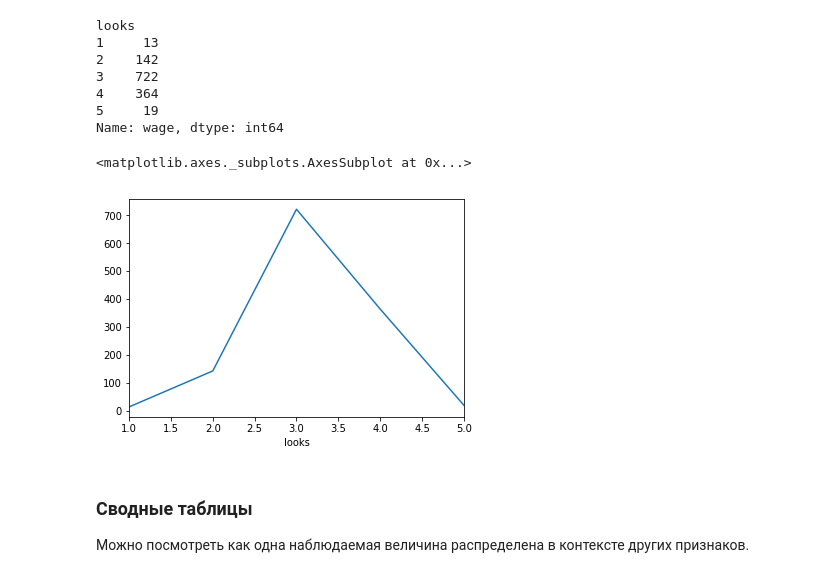
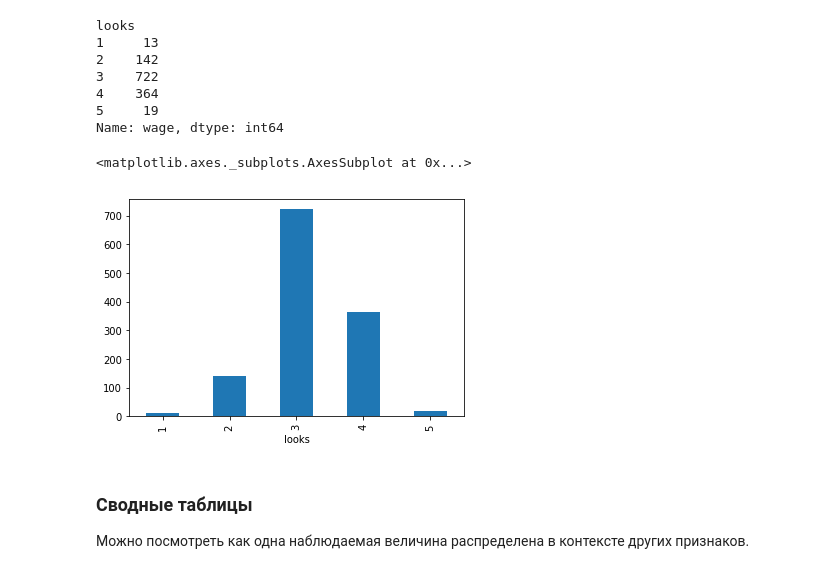
Before and after one commit to 7bits/ml-courses-7bits, a Jupyter notebook: 2017-fall/practises/01-pandas-numpy/01-03_pandas_tutorial.ipynb, the cells around one changed output. Drawn from its saved outputs; the diff is of its cells as text; code cells hidden in the pictures.

```diff
--- a/2017-fall/practises/01-pandas-numpy/01-03_pandas_tutorial.ipynb
+++ b/2017-fall/practises/01-pandas-numpy/01-03_pandas_tutorial.ipynb
@@ -513,10 +513,10 @@ Name: wage, dtype: int64
 # %%
 %matplotlib inline
 # %%
-df.groupby('looks').count()['wage'].plot() # типичное нормальное распределение красоты
+df.groupby('looks').count()['wage'].plot(kind='bar') # типичное нормальное распределение красоты
 # %% [output]
 <matplotlib.axes._subplots.AxesSubplot at 0x...>
-[figure, old version]
+[figure, new version]
 # %% [markdown]
 ### Сводные таблицы
 
```
Also changed, not shown: 2 other files.
